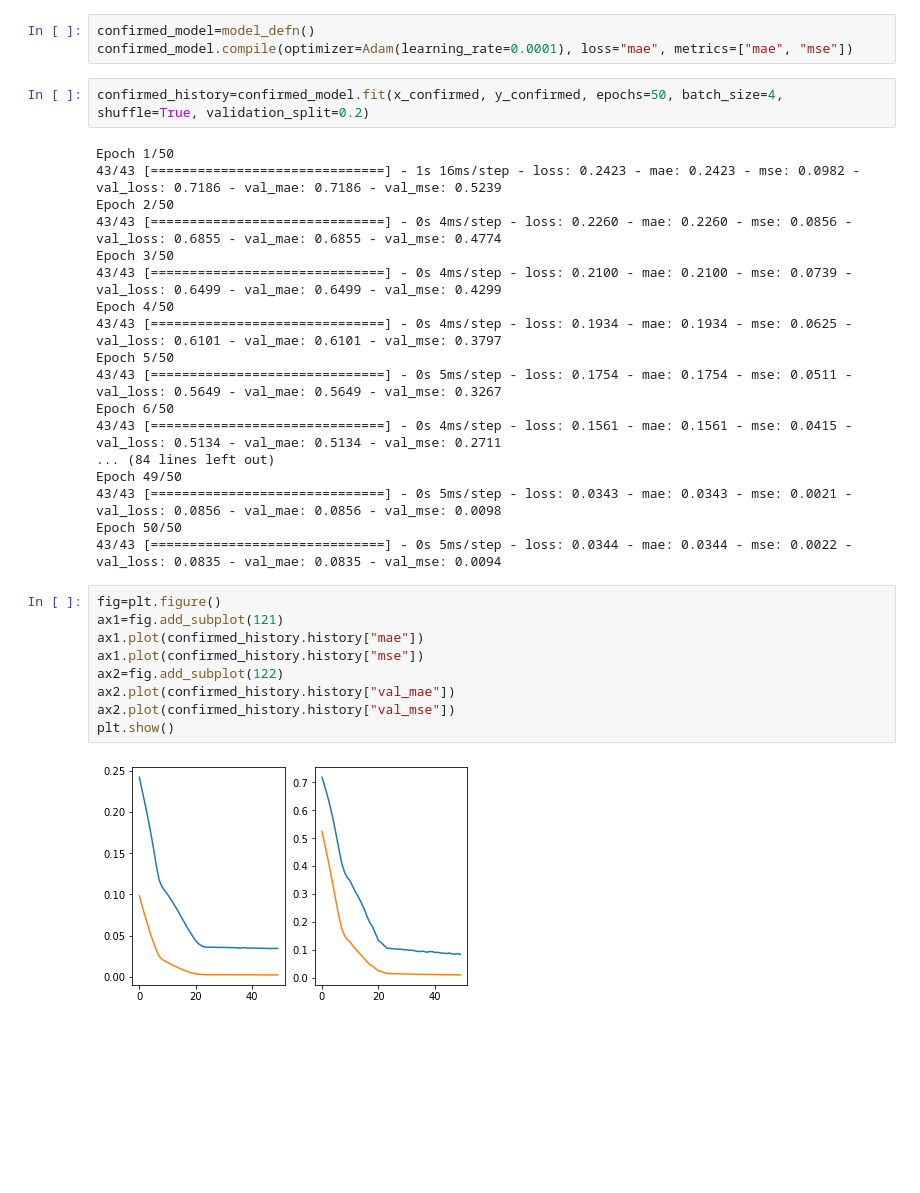
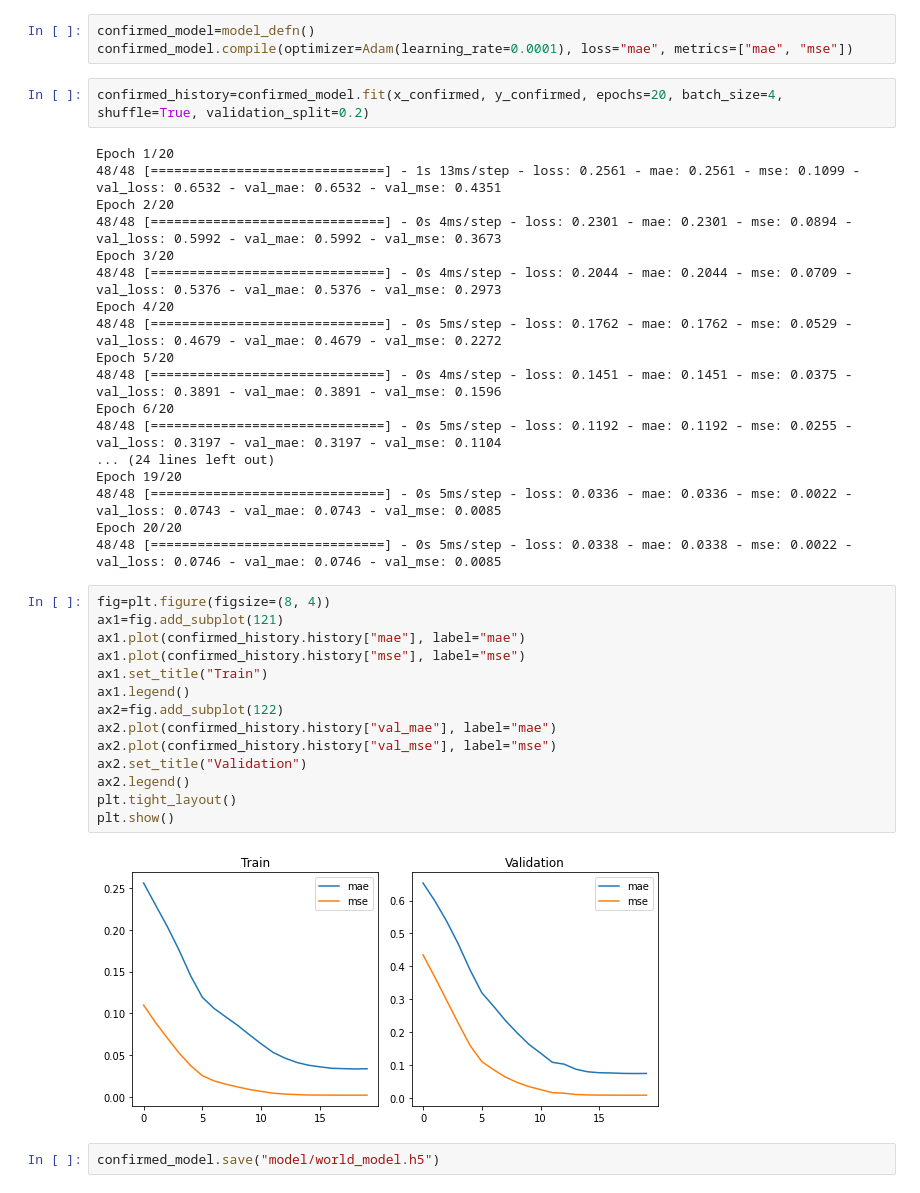
Before and after one commit to Aditi-Chowdhuri/Covid-19, a Jupyter notebook: analysis.ipynb, the cells around one changed output. Drawn from its saved outputs; the diff is of its cells as text; blank space fills up the shorter version.

```diff
--- a/analysis.ipynb
+++ b/analysis.ipynb
@@ -60,33 +65,40 @@ def model_defn():
 confirmed_model=model_defn()
 confirmed_model.compile(optimizer=Adam(learning_rate=0.0001), loss="mae", metrics=["mae", "mse"])
 # %%
-confirmed_history=confirmed_model.fit(x_confirmed, y_confirmed, epochs=50, batch_size=4, shuffle=True, validation_split=0.2)
+confirmed_history=confirmed_model.fit(x_confirmed, y_confirmed, epochs=20, batch_size=4, shuffle=True, validation_split=0.2)
 # %% [output]
-Epoch 1/50
-43/43 [==============================] - 1s 16ms/step - loss: 0.2423 - mae: 0.2423 - mse: 0.0982 - val_loss: 0.7186 - val_mae: 0.7186 - val_mse: 0.5239
-Epoch 2/50
-43/43 [==============================] - 0s 4ms/step - loss: 0.2260 - mae: 0.2260 - mse: 0.0856 - val_loss: 0.6855 - val_mae: 0.6855 - val_mse: 0.4774
-Epoch 3/50
-43/43 [==============================] - 0s 4ms/step - loss: 0.2100 - mae: 0.2100 - mse: 0.0739 - val_loss: 0.6499 - val_mae: 0.6499 - val_mse: 0.4299
-Epoch 4/50
-43/43 [==============================] - 0s 4ms/step - loss: 0.1934 - mae: 0.1934 - mse: 0.0625 - val_loss: 0.6101 - val_mae: 0.6101 - val_mse: 0.3797
-Epoch 5/50
-43/43 [==============================] - 0s 5ms/step - loss: 0.1754 - mae: 0.1754 - mse: 0.0511 - val_loss: 0.5649 - val_mae: 0.5649 - val_mse: 0.3267
-Epoch 6/50
-43/43 [==============================] - 0s 4ms/step - loss: 0.1561 - mae: 0.1561 - mse: 0.0415 - val_loss: 0.5134 - val_mae: 0.5134 - val_mse: 0.2711
-... (84 lines left out)
-Epoch 49/50
-43/43 [==============================] - 0s 5ms/step - loss: 0.0343 - mae: 0.0343 - mse: 0.0021 - val_loss: 0.0856 - val_mae: 0.0856 - val_mse: 0.0098
-Epoch 50/50
-43/43 [==============================] - 0s 5ms/step - loss: 0.0344 - mae: 0.0344 - mse: 0.0022 - val_loss: 0.0835 - val_mae: 0.0835 - val_mse: 0.0094
+Epoch 1/20
+48/48 [==============================] - 1s 13ms/step - loss: 0.2561 - mae: 0.2561 - mse: 0.1099 - val_loss: 0.6532 - val_mae: 0.6532 - val_mse: 0.4351
+Epoch 2/20
+48/48 [==============================] - 0s 4ms/step - loss: 0.2301 - mae: 0.2301 - mse: 0.0894 - val_loss: 0.5992 - val_mae: 0.5992 - val_mse: 0.3673
+Epoch 3/20
+48/48 [==============================] - 0s 4ms/step - loss: 0.2044 - mae: 0.2044 - mse: 0.0709 - val_loss: 0.5376 - val_mae: 0.5376 - val_mse: 0.2973
+Epoch 4/20
+48/48 [==============================] - 0s 5ms/step - loss: 0.1762 - mae: 0.1762 - mse: 0.0529 - val_loss: 0.4679 - val_mae: 0.4679 - val_mse: 0.2272
+Epoch 5/20
+48/48 [==============================] - 0s 4ms/step - loss: 0.1451 - mae: 0.1451 - mse: 0.0375 - val_loss: 0.3891 - val_mae: 0.3891 - val_mse: 0.1596
+Epoch 6/20
+48/48 [==============================] - 0s 5ms/step - loss: 0.1192 - mae: 0.1192 - mse: 0.0255 - val_loss: 0.3197 - val_mae: 0.3197 - val_mse: 0.1104
+... (24 lines left out)
+Epoch 19/20
+48/48 [==============================] - 0s 5ms/step - loss: 0.0336 - mae: 0.0336 - mse: 0.0022 - val_loss: 0.0743 - val_mae: 0.0743 - val_mse: 0.0085
+Epoch 20/20
+48/48 [==============================] - 0s 5ms/step - loss: 0.0338 - mae: 0.0338 - mse: 0.0022 - val_loss: 0.0746 - val_mae: 0.0746 - val_mse: 0.0085
 # %%
-fig=plt.figure()
+fig=plt.figure(figsize=(8, 4))
 ax1=fig.add_subplot(121)
-ax1.plot(confirmed_history.history["mae"])
-ax1.plot(confirmed_history.history["mse"])
+ax1.plot(confirmed_history.history["mae"], label="mae")
+ax1.plot(confirmed_history.history["mse"], label="mse")
+ax1.set_title("Train")
+ax1.legend()
 ax2=fig.add_subplot(122)
-ax2.plot(confirmed_history.history["val_mae"])
-ax2.plot(confirmed_history.history["val_mse"])
+ax2.plot(confirmed_history.history["val_mae"], label="mae")
+ax2.plot(confirmed_history.history["val_mse"], label="mse")
+ax2.set_title("Validation")
+ax2.legend()
+plt.tight_layout()
 plt.show()
 # %% [output]
-[figure, old version]
+[figure, new version]
+# %%
+confirmed_model.save("model/world_model.h5")
```
Also changed, not shown: parts of 2 cells of this notebook, 5 other files.
